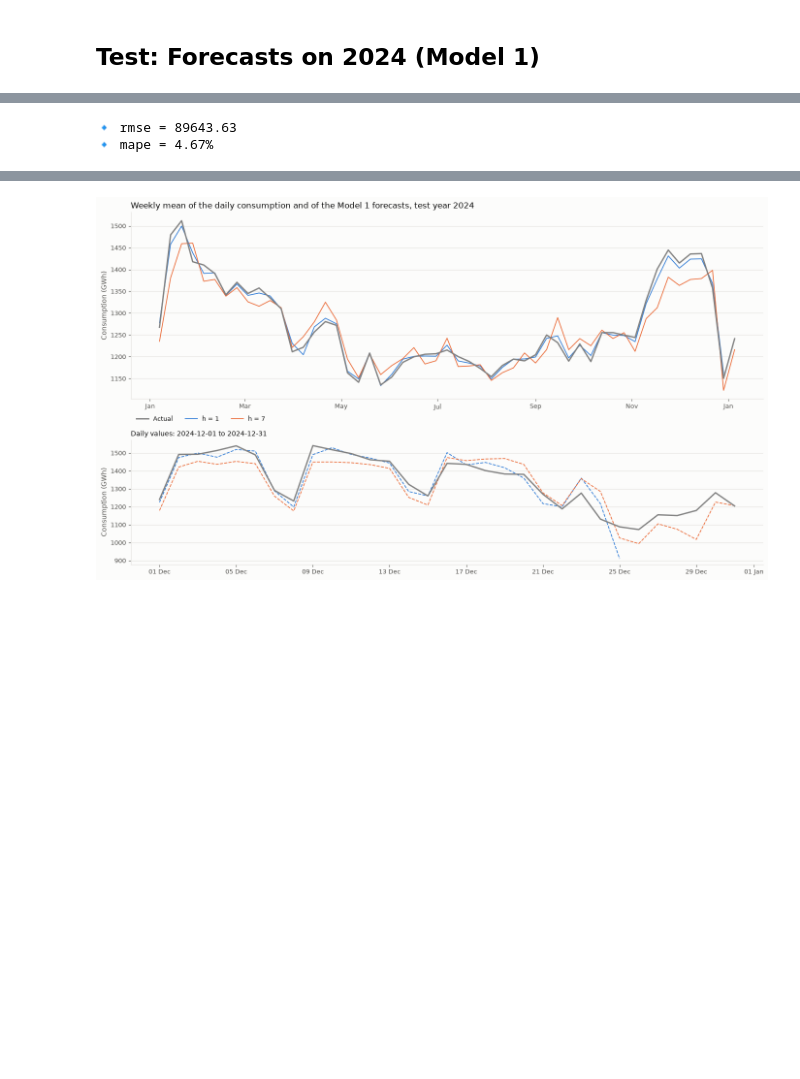
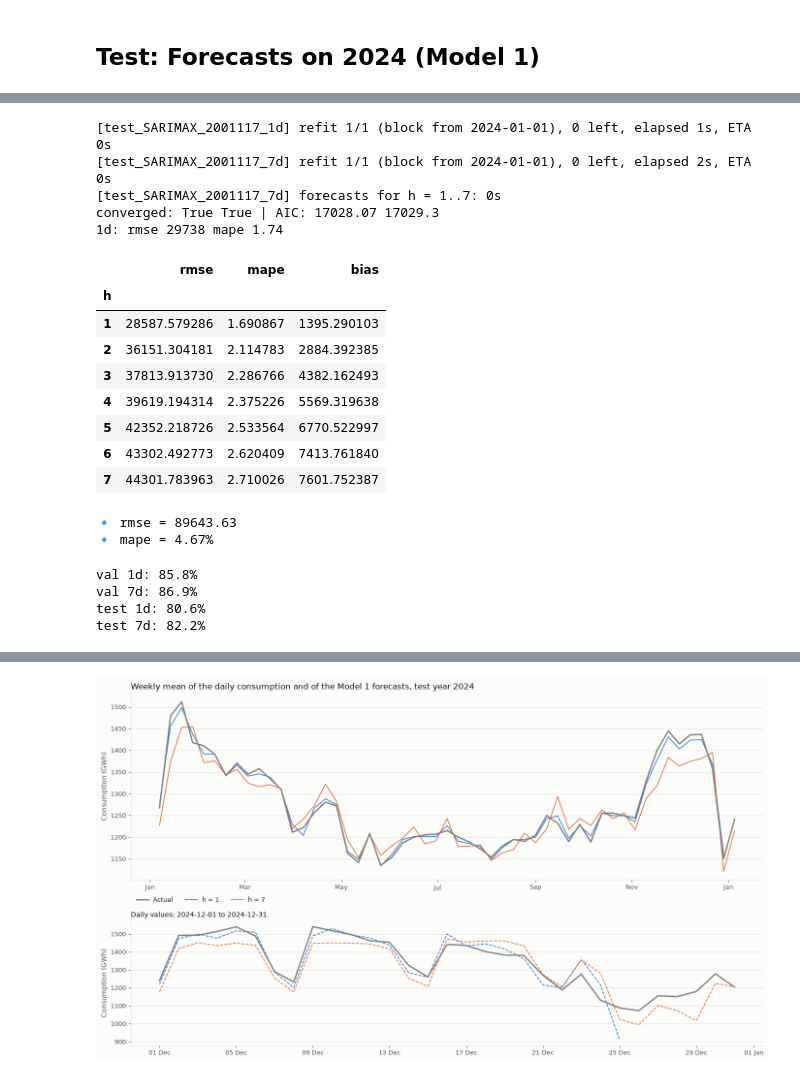
Before and after one commit to Wh4130/Germany-Electricity-Prediction-AI-DevOps, a Jupyter notebook: src/models/sarimax/daily.ipynb, the cells around one changed output, grey strips where cells are left out. Saved outputs shown, nothing was run; the diff lists cells and outputs as text; code cells hidden in the pictures; blank space fills up the shorter version.

```diff
--- a/src/models/sarimax/daily.ipynb
+++ b/src/models/sarimax/daily.ipynb
@@ -1304,9 +1339,62 @@ pd.DataFrame({
+# %%
+# * the first test fits stopped at maxiter = 1000: continue from their estimates
+test_1d = fit_eval(
+    y_all, X_m1_all_scaled, (2, 0, 0), (1, 1, 1, 7), TEST_START,
+    y_scale = 1000, maxiter = 5000,
+    start_params = test_1d["res"].params,
+    frozen_cols = PAST_ONLY,
+    name = "test_SARIMAX_2001117_1d",
+)
+test_7d = fit_eval(
+    y_all, X_m1_7d_all_scaled, (2, 0, 0), (1, 1, 1, 7), TEST_START,
+    y_scale = 1000, maxiter = 5000,
+    start_params = test_7d["res"].params,
+    horizon = 7,
+    frozen_cols = PAST_ONLY,
+    name = "test_SARIMAX_2001117_7d",
+)
+save_result("SARIMAX_2001117_1d", test_1d, TEST_RESULTS_DIR)
+save_result("SARIMAX_2001117_7d", test_7d, TEST_RESULTS_DIR)
+
+print("converged:", test_1d["first_converged"], test_7d["first_converged"], "| AIC:", round(test_1d["aic"], 2), round(test_7d["aic"], 2))
+print("1d: rmse", round(test_1d["rmse"]), "mape", round(test_1d["mape"], 2))
+pd.DataFrame({
+    h: {m: test_7d[f"{m}_h{h}"] for m in ("rmse", "mape", "bias")}
+    for h in range(1, 8)
+}).T.rename_axis("h")
+# %% [output]
+[test_SARIMAX_2001117_1d] refit 1/1 (block from 2024-01-01), 0 left, elapsed 1s, ETA 0s
+[test_SARIMAX_2001117_7d] refit 1/1 (block from 2024-01-01), 0 left, elapsed 2s, ETA 0s
+[test_SARIMAX_2001117_7d] forecasts for h = 1..7: 0s
+converged: True True | AIC: 17028.07 17029.3
+1d: rmse 29738 mape 1.74
+|  | rmse | mape | bias |
+| h |  |  |  |
+| 1 | 28587.579286 | 1.690867 | 1395.290103 |
+| 2 | 36151.304181 | 2.114783 | 2884.392385 |
+| 3 | 37813.913730 | 2.286766 | 4382.162493 |
+| 4 | 39619.194314 | 2.375226 | 5569.319638 |
+| 5 | 42352.218726 | 2.533564 | 6770.522997 |
+| 6 | 43302.492773 | 2.620409 | 7413.761840 |
+| 7 | 44301.783963 | 2.710026 | 7601.752387 |
 # %%
 # Seasonal Naive
 evaluate(y_all[TEST_START:], y_all.shift(7)[TEST_START:]);
 # %% [output]
 🔹 rmse = 89643.63
 🔹 mape = 4.67%
+# %%
+def coverage_80(frame):
+    return ((frame["y_true"] >= frame["q0.1"]) & (frame["y_true"] <= frame["q0.9"])).mean() * 100
+
+for label, result, y_eval, H in [("val 1d", final["SARIMAX_2001117_1d"], y, 1), ("val 7d", final["SARIMAX_2001117_7d"], y, 7),
+                                 ("test 1d", test_1d, y_all, 1), ("test 7d", test_7d, y_all, 7)]:
+    print(f"{label}: {coverage_80(forecast_frame(result, y_eval, H)):.1f}%")
+# %% [output]
+val 1d: 85.8%
+val 7d: 86.9%
+test 1d: 80.6%
+test 7d: 82.2%
 # %% [markdown]
 **Findings**
 
```
Also changed, not shown: parts of 16 cells of this notebook, 39 other files.
